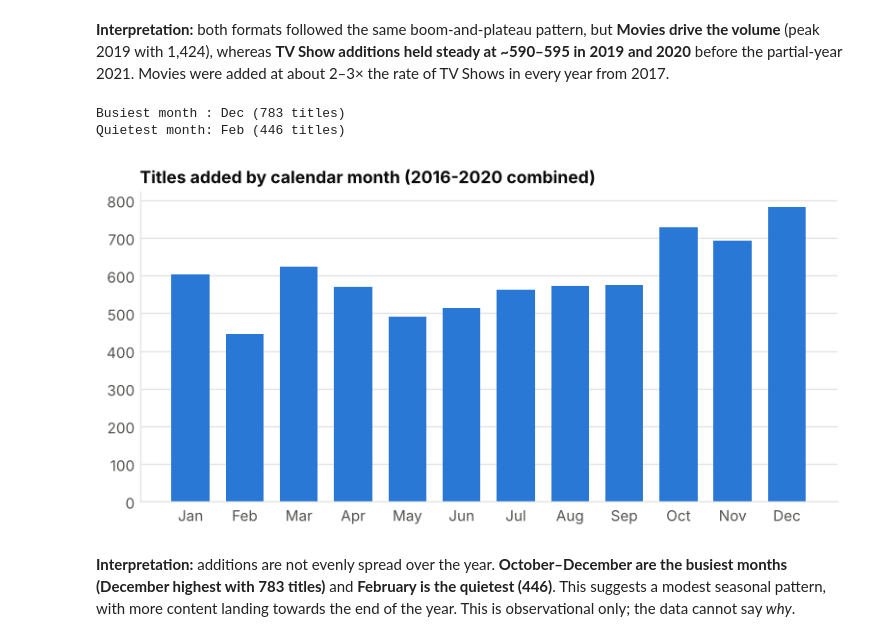
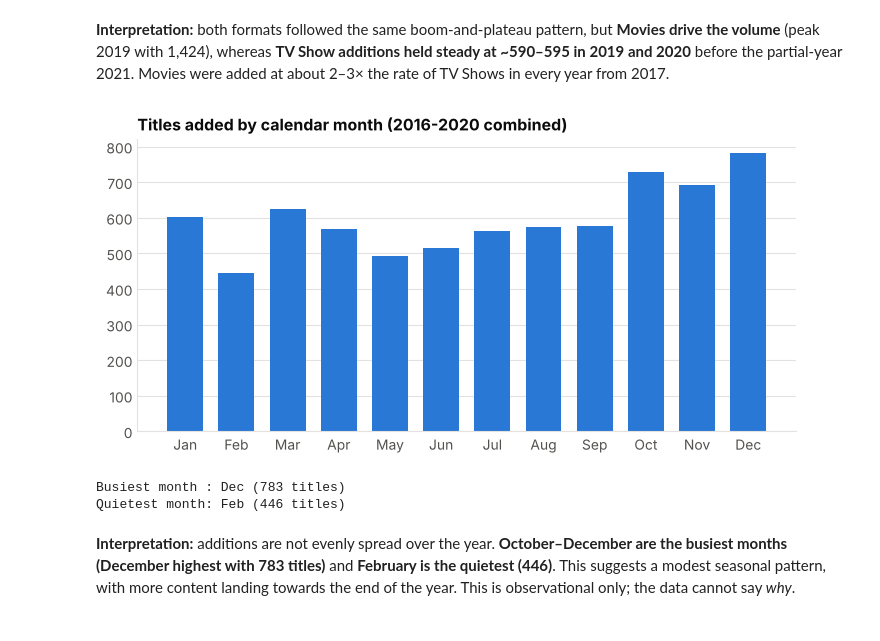
Before and after one commit to Simprabh/Netflix-Content-Evolution, a Jupyter notebook: notebooks/Netflix_EDA_Analysis.ipynb, the cells around one changed output. Saved outputs shown, nothing was run; the diff lists cells and outputs as text; code cells hidden in the pictures.

```diff
--- a/notebooks/Netflix_EDA_Analysis.ipynb
+++ b/notebooks/Netflix_EDA_Analysis.ipynb
@@ -326,20 +343,21 @@ by_type
 # %%
 # ---- Seasonality: which calendar months receive most additions? (complete years 2016-2020 only) ----
 months = ["Jan","Feb","Mar","Apr","May","Jun","Jul","Aug","Sep","Oct","Nov","Dec"]
 m = (df[df["year_added"].between(2016, 2020)]
        .groupby("month_added").size().reindex(range(1, 13)))
 
 fig, ax = plt.subplots(figsize=(8.5, 3.8))
 ax.bar(months, m.values, color=BLUE, width=0.7)
 ax.set_title("Titles added by calendar month (2016-2020 combined)")
 style_ax(ax)
+save_figure(fig, "03_titles_added_by_month")
 plt.show()
 print("Busiest month :", months[m.idxmax() - 1], f"({m.max():,} titles)")
 print("Quietest month:", months[m.idxmin() - 1], f"({m.min():,} titles)")
 # %% [output]
+[figure]
 Busiest month : Dec (783 titles)
 Quietest month: Feb (446 titles)
-[figure]
 # %% [markdown]
 
 **Interpretation:** additions are not evenly spread over the year. **October–December are the busiest months (December highest with 783 titles)** and **February is the quietest (446)**. This suggests a modest seasonal pattern, with more content landing towards the end of the year. This is observational only; the data cannot say *why*.
```
Also changed, not shown: parts of 12 cells of this notebook, 13 other files.
